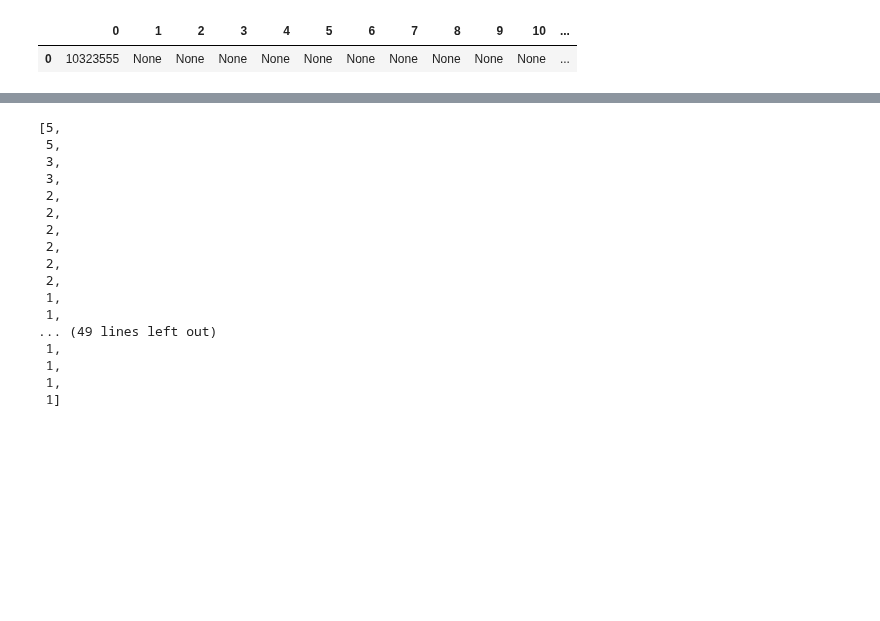
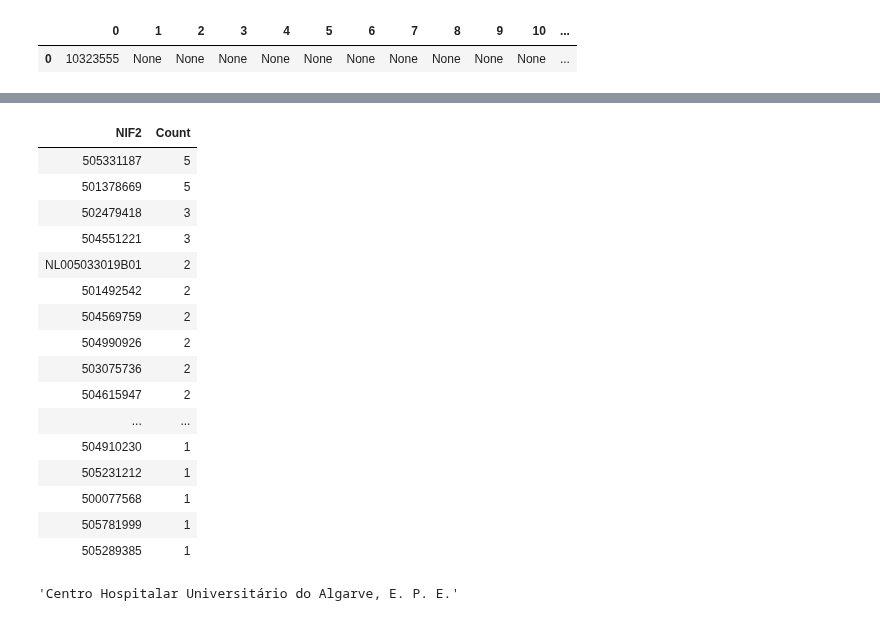
Before and after one commit to francisco-vpereira/ForceraIntership, a Jupyter notebook: forcera/scripts/contratos_v2.ipynb, the cells around one changed output, grey strips where cells are left out. Saved outputs shown, nothing was run; the diff lists cells and outputs as text; code cells hidden in the pictures; blank space fills up the shorter version.

```diff
--- a/forcera/scripts/contratos_v2.ipynb
+++ b/forcera/scripts/contratos_v2.ipynb
@@ -1044,20 +1038,21 @@ h(counts1)
 # %%
-(counts1.Count.sort_values(ascending=False).tolist())
+# Entidades Adjudicatárias com mais ajustes diretos celebrados
+h(counts1.sort_values(by = ['Count'], ascending=False))
 # %% [output]
-[5,
- 5,
- 3,
- 3,
- 2,
- 2,
- 2,
- 2,
- 2,
- 2,
- 1,
- 1,
-... (49 lines left out)
- 1,
- 1,
- 1,
- 1]
+| NIF2 | Count |
+| 505331187 | 5 |
+| 501378669 | 5 |
+| 502479418 | 3 |
+| 504551221 | 3 |
+| NL005033019B01 | 2 |
+| 501492542 | 2 |
+| 504569759 | 2 |
+| 504990926 | 2 |
+| 503075736 | 2 |
+| 504615947 | 2 |
+| ... | ... |
+| 504910230 | 1 |
+| 505231212 | 1 |
+| 500077568 | 1 |
+| 505781999 | 1 |
+| 505289385 | 1 |
@@ -1063,0 +1111,4 @@ h(counts1)
+# %%
+entidade(ajustesdir,'510745997')
+# %% [output]
+'Centro Hospitalar Universitário do Algarve, E. P. E.'
```
Also changed, not shown: parts of 18 cells of this notebook.
